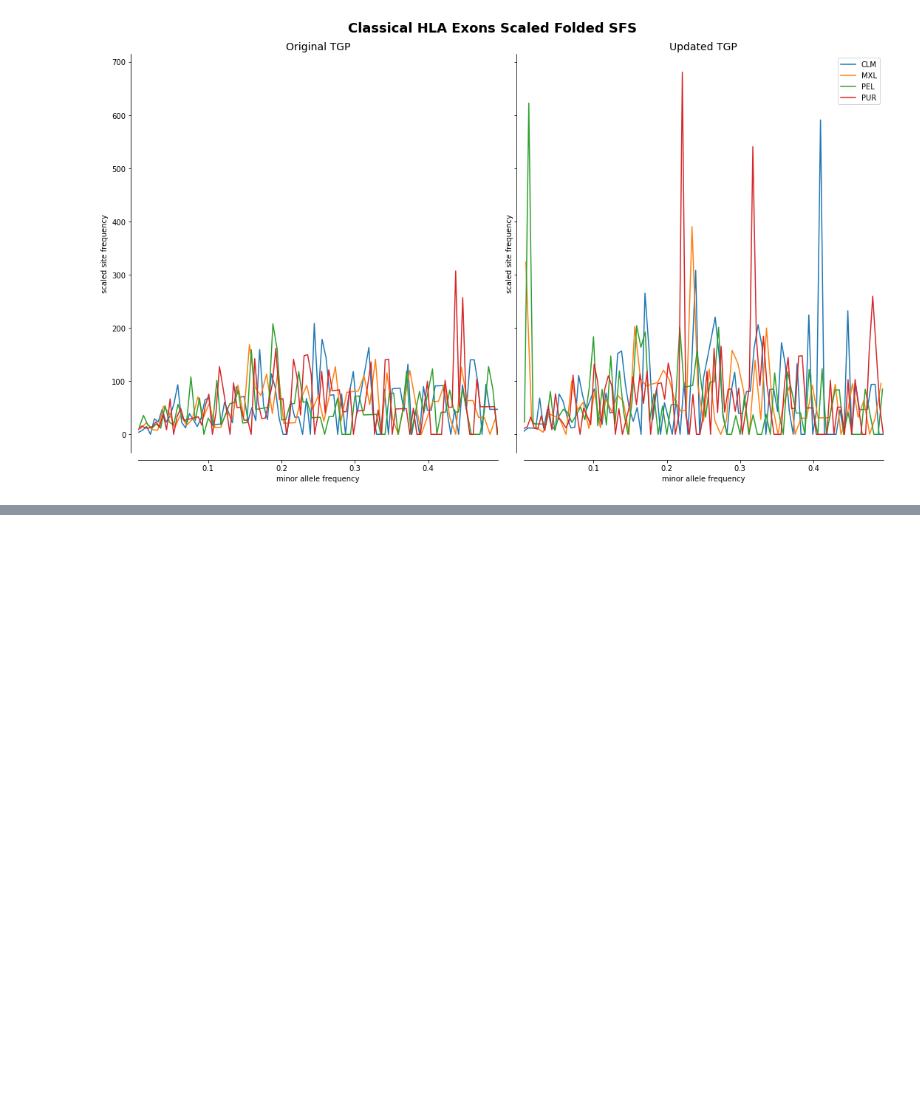
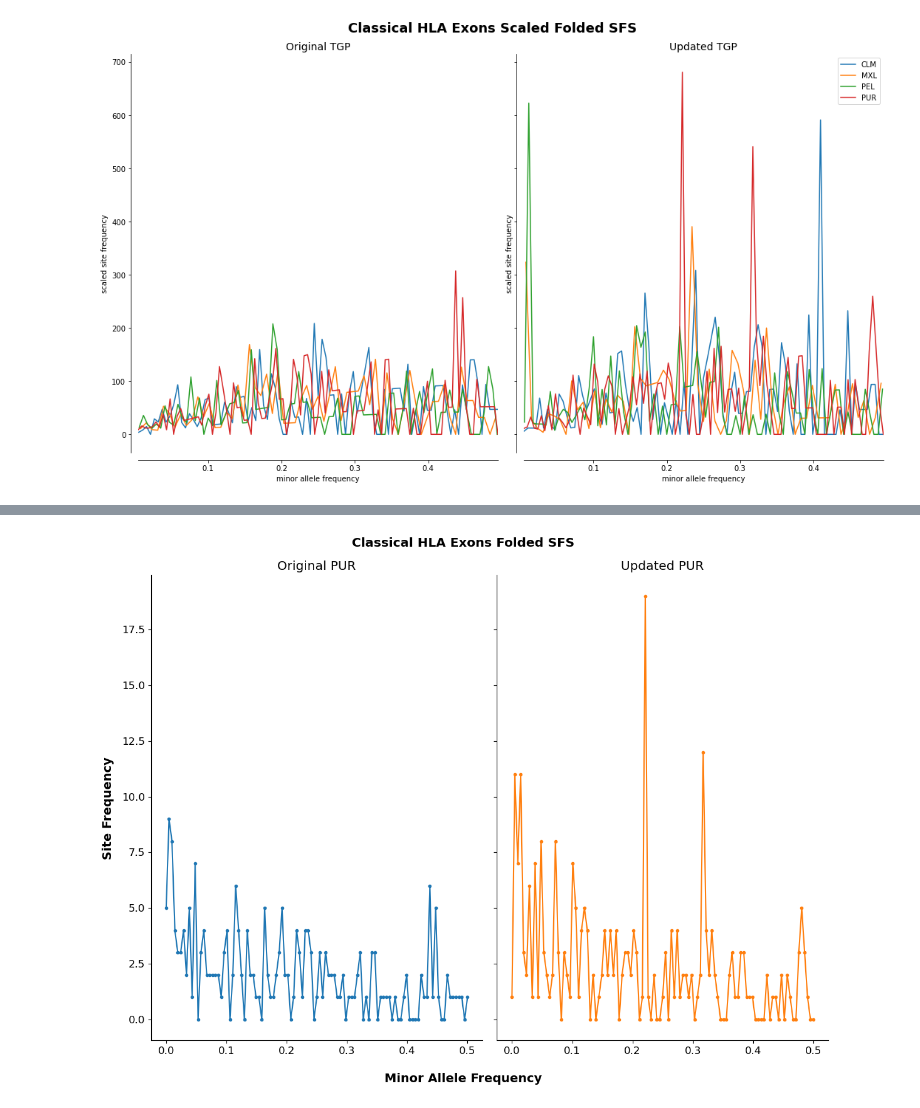
Before and after one commit to David-Peede/targt_pipeline_vcf, a Jupyter notebook: classical_hla_exons_before_and_after.ipynb, the cells around one changed output, grey strips where cells are left out. Cells and saved outputs as stored; diff of their text form; code cells hidden in the pictures; blank space fills up the shorter version.

```diff
--- a/classical_hla_exons_before_and_after.ipynb
+++ b/classical_hla_exons_before_and_after.ipynb
@@ -249,0 +309,19 @@ fig.tight_layout()
+# %%
+# PUR population.
+plt.rcParams.update({'font.size': 12})
+fig, axes = plt.subplots(1, 2, figsize=(12, 9), sharex=True, sharey=True, dpi=100)
+axes[0].plot(np.linspace(0, 0.5, original_pur_sfs.shape[0]), original_pur_sfs, marker='.', color='tab:blue')
+axes[0].spines['top'].set_visible(False)
+axes[0].spines['right'].set_visible(False)
+axes[0].set_title('Original PUR')
+axes[1].plot(np.linspace(0, 0.5, updated_pur_sfs.shape[0]), updated_pur_sfs, marker='.', color='tab:orange')
+axes[1].spines['top'].set_visible(False)
+axes[1].spines['right'].set_visible(False)
+axes[1].set_title('Updated PUR')
+fig.supxlabel('Minor Allele Frequency', size=14, weight='bold')
+fig.supylabel('Site Frequency', size=14, weight='bold')
+fig.suptitle('Classical HLA Exons Folded SFS', weight='bold')
+fig.tight_layout()
+plt.savefig('/Users/davidpeede/Downloads/pur_sfs.png', facecolor='white', dpi=300)
+# %% [output]
+[figure, added]
```
Also changed, not shown: parts of 4 cells of this notebook, 1 other file.
